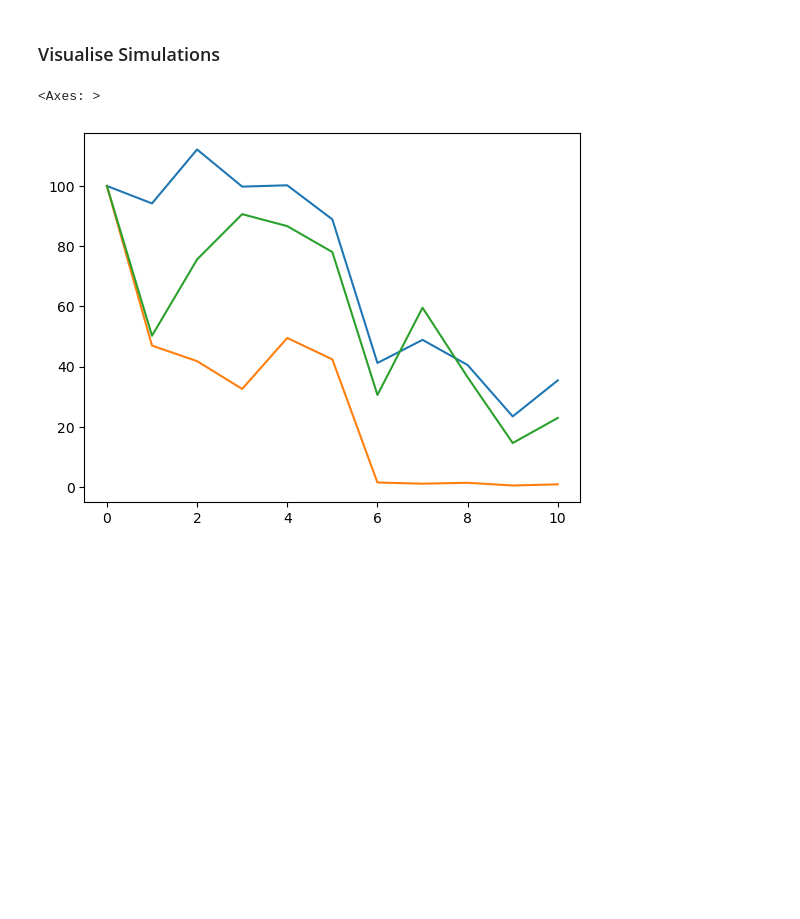
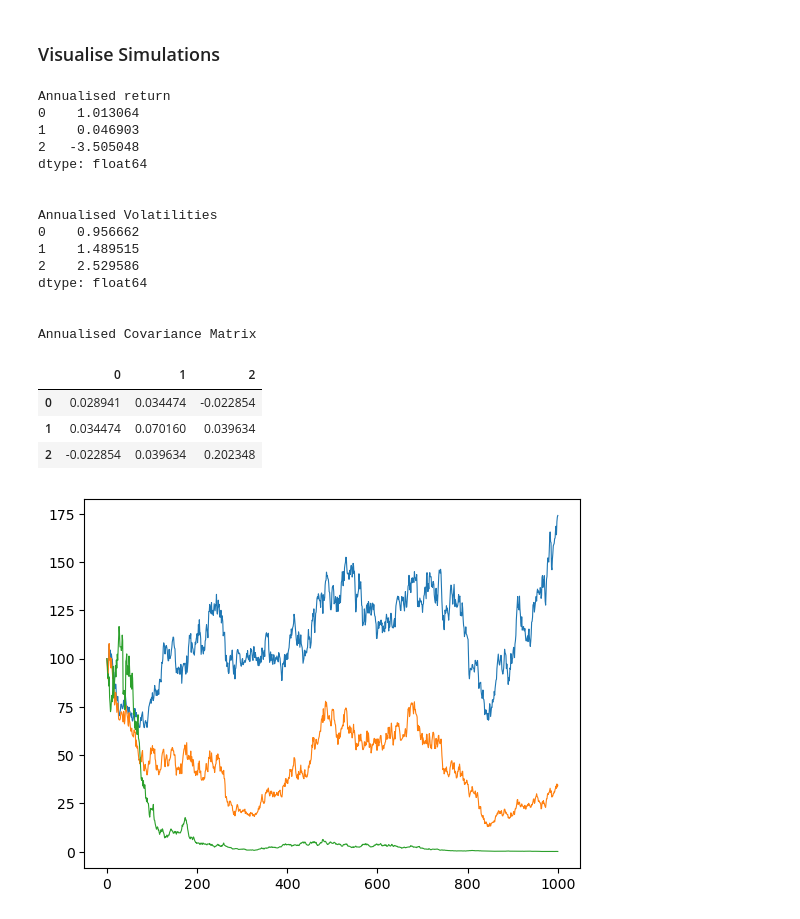
Before and after one commit to raphcor95/numerical_project, a Jupyter notebook: Visualiser.ipynb, the cells around one changed output. Drawn from its saved outputs; the diff is of its cells as text; code cells hidden in the pictures; blank space fills up the shorter version.

Commit message:
Update Visualiser to compute statistics of the generated processes

```diff
--- a/Visualiser.ipynb
+++ b/Visualiser.ipynb
@@ -14,11 +14,40 @@ filepath = r"Outputs/BSEulerND_Simulations.csv"
 # %%
 # Load the data
 df_data = pd.read_csv(filepath, header=None)
 
 # Plot the data
-df_data.T.plot(legend=False)
+df_data.T.plot(linewidth=0.8, legend=False)
 
 # Compute summary statistics on the returns
+nbSteps = 1000
+dt = 1 / nbSteps
+df_returns = df_data.iloc[:, :].T.pct_change().dropna()
+print(f"Annualised return")
+print(df_returns.mean() * nbSteps)
+print("\n")
+print(f"Annualised Volatilities")
+print(df_returns.std() * np.sqrt(nbSteps))
+print("\n")
+print(f"Annualised Covariance Matrix")
+df_returns.cov().apply(lambda x: x/np.sqrt(dt))
 # %% [output]
-<Axes: >
+Annualised return
+0    1.013064
+1    0.046903
+2   -3.505048
+dtype: float64
+
+
+Annualised Volatilities
+0    0.956662
+1    1.489515
+2    2.529586
+dtype: float64
+
+
+Annualised Covariance Matrix
+|  | 0 | 1 | 2 |
+| 0 | 0.028941 | 0.034474 | -0.022854 |
+| 1 | 0.034474 | 0.070160 | 0.039634 |
+| 2 | -0.022854 | 0.039634 | 0.202348 |
-[figure, old version]
+[figure, new version]
```
